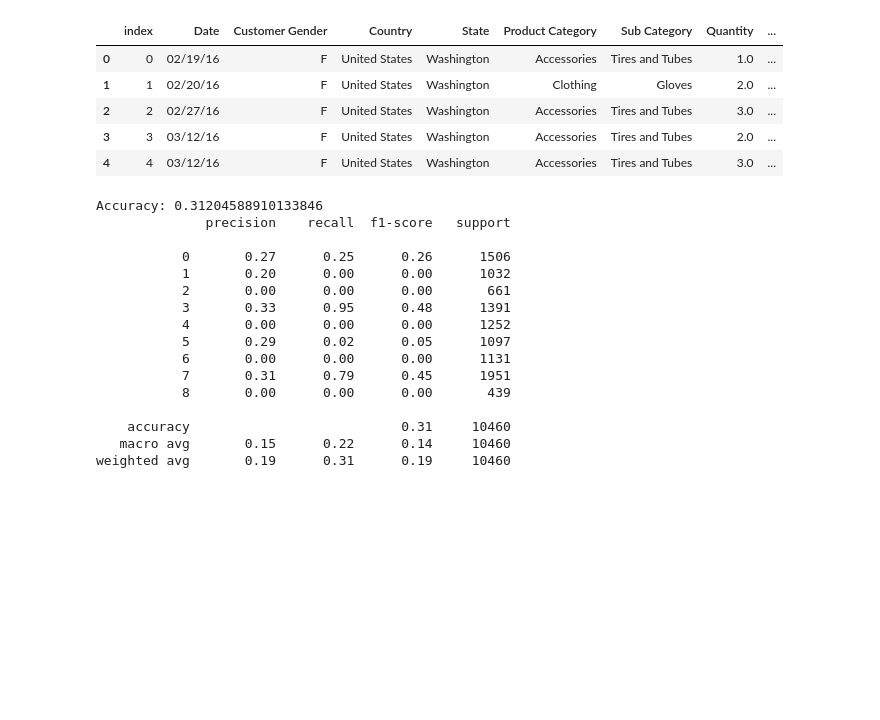
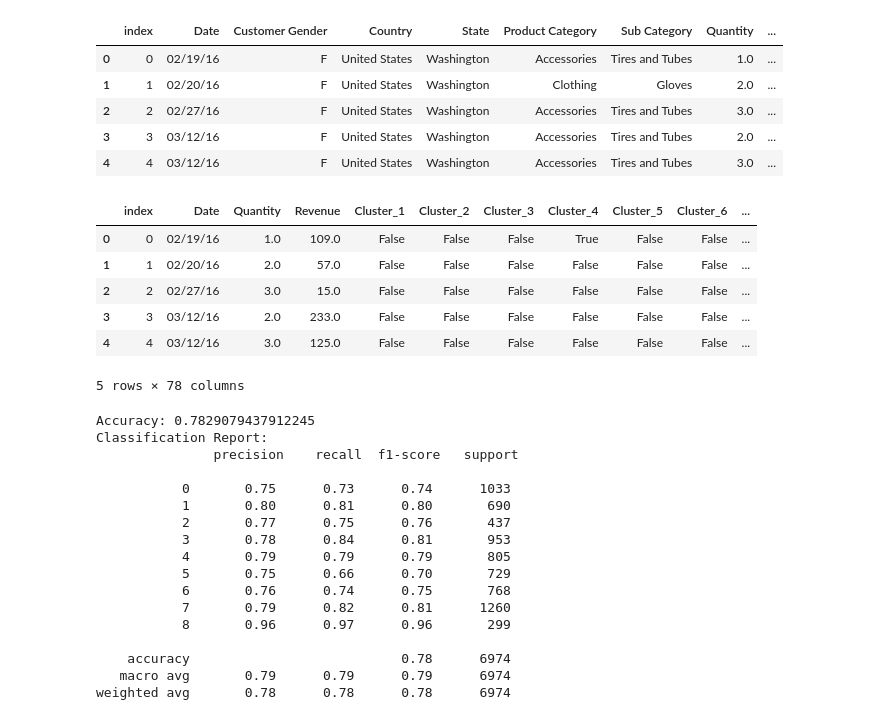
Before and after one commit to Girlcoding22/INDENG142_Sp25, a Jupyter notebook: Rand_Forest.ipynb, the cells around one changed output. Saved outputs shown, nothing was run; the diff lists cells and outputs as text; code cells hidden in the pictures; blank space fills up the shorter version.

```diff
--- a/Rand_Forest.ipynb
+++ b/Rand_Forest.ipynb
@@ -28,32 +31,50 @@ clustered_data.head()
 | 2 | 2 | 02/27/16 | F | United States | Washington | Accessories | Tires and Tubes | 3.0 | ... |
 | 3 | 3 | 03/12/16 | F | United States | Washington | Accessories | Tires and Tubes | 2.0 | ... |
 | 4 | 4 | 03/12/16 | F | United States | Washington | Accessories | Tires and Tubes | 3.0 | ... |
+# %%
+#hot encoding
+cluster_encoded_data = pd.get_dummies(clustered_data, columns=['Cluster', 'Country', 'State', 'Customer Gender', 'Product Category', 'Sub Category'], drop_first=True)
+cluster_encoded_data.head()
+# %% [output]
+|  | index | Date | Quantity | Revenue | Cluster_1 | Cluster_2 | Cluster_3 | Cluster_4 | Cluster_5 | Cluster_6 | ... |
+| 0 | 0 | 02/19/16 | 1.0 | 109.0 | False | False | False | True | False | False | ... |
+| 1 | 1 | 02/20/16 | 2.0 | 57.0 | False | False | False | False | False | False | ... |
+| 2 | 2 | 02/27/16 | 3.0 | 15.0 | False | False | False | False | False | False | ... |
+| 3 | 3 | 03/12/16 | 2.0 | 233.0 | False | False | False | False | False | False | ... |
+| 4 | 4 | 03/12/16 | 3.0 | 125.0 | False | False | False | False | False | False | ... |
+5 rows × 78 columns
 # %%
-# train-test split
-X = df[['Customer Age']]
-y = clustered_data['Cluster']
-X_train, X_test, y_train, y_test = train_test_split(X,y,test_size=0.3, random_state=42)
-# Random Forest Classifier
-rf = RandomForestClassifier(n_estimators=100, random_state=42)
-rf.fit(X_train, y_train)
-y_pred = rf.predict(X_test)
-# Model evaluation
+# Step 1: Prepare the data
+# Selecting features and target variable
+X = df[['Customer Age', 'Quantity','Unit Price', 'Profit Margin']]
+y = clustered_data['Cluster']  # Assuming 'Revenue' is the target variable
+
+# Step 2: Split the data
+X_train, X_test, y_train, y_test = train_test_split(X, y, test_size=0.2, random_state=42)
+
+# Step 3: Train the model
+rf_model = RandomForestClassifier(random_state=42)
+rf_model.fit(X_train, y_train)
+
+# Step 4: Evaluate the model
+y_pred = rf_model.predict(X_test)
 print("Accuracy:", accuracy_score(y_test, y_pred))
-print(classification_report(y_test, y_pred))
+print("Classification Report:\n", classification_report(y_test, y_pred))
 # %% [output]
-Accuracy: 0.31204588910133846
-              precision    recall  f1-score   support
+Accuracy: 0.7829079437912245
+Classification Report:
+               precision    recall  f1-score   support
 
-           0       0.27      0.25      0.26      1506
-           1       0.20      0.00      0.00      1032
-           2       0.00      0.00      0.00       661
-           3       0.33      0.95      0.48      1391
-           4       0.00      0.00      0.00      1252
-           5       0.29      0.02      0.05      1097
-           6       0.00      0.00      0.00      1131
-           7       0.31      0.79      0.45      1951
-           8       0.00      0.00      0.00       439
+           0       0.75      0.73      0.74      1033
+           1       0.80      0.81      0.80       690
+           2       0.77      0.75      0.76       437
+           3       0.78      0.84      0.81       953
+           4       0.79      0.79      0.79       805
+           5       0.75      0.66      0.70       729
+           6       0.76      0.74      0.75       768
+           7       0.79      0.82      0.81      1260
+           8       0.96      0.97      0.96       299
 
-    accuracy                           0.31     10460
-   macro avg       0.15      0.22      0.14     10460
-weighted avg       0.19      0.31      0.19     10460
+    accuracy                           0.78      6974
+   macro avg       0.79      0.79      0.79      6974
+weighted avg       0.78      0.78      0.78      6974
```
Also changed, not shown: parts of 2 cells of this notebook, 1 other file.
